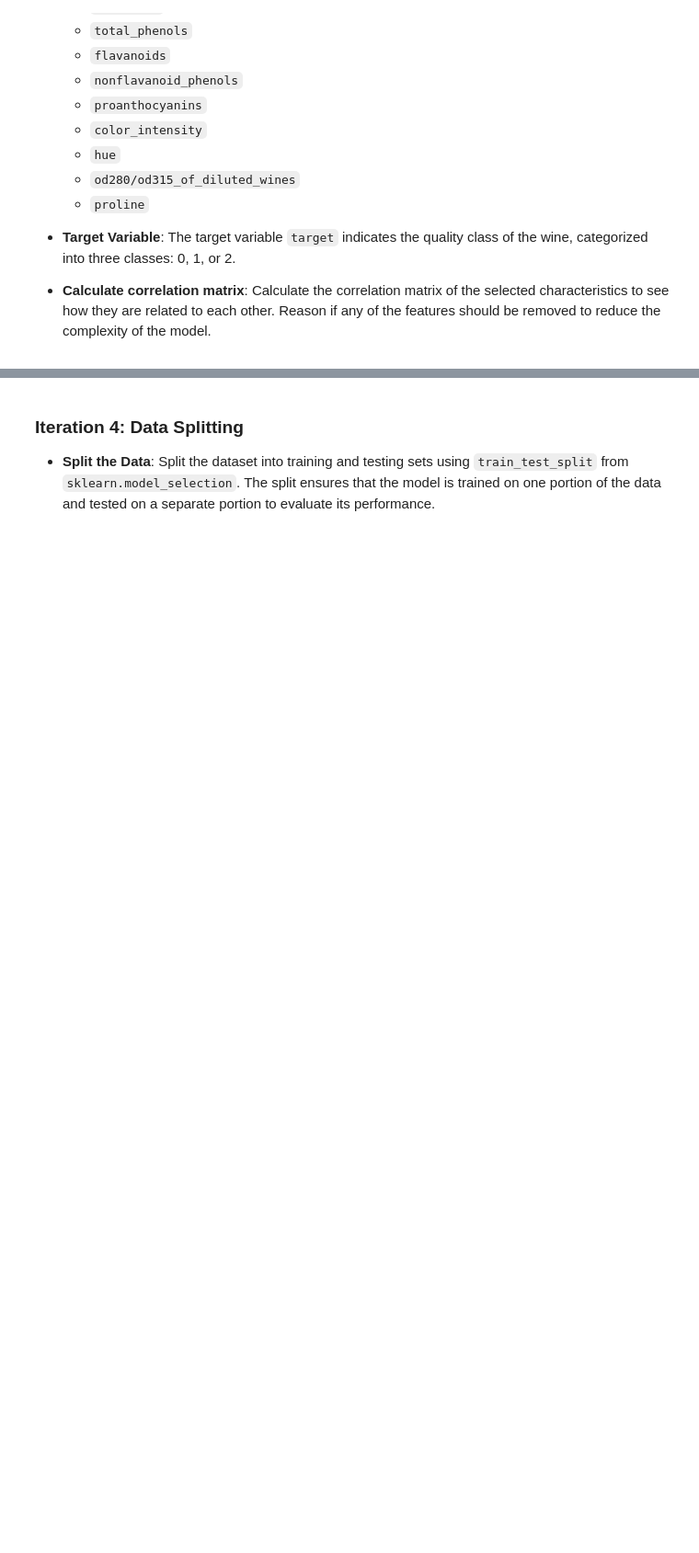
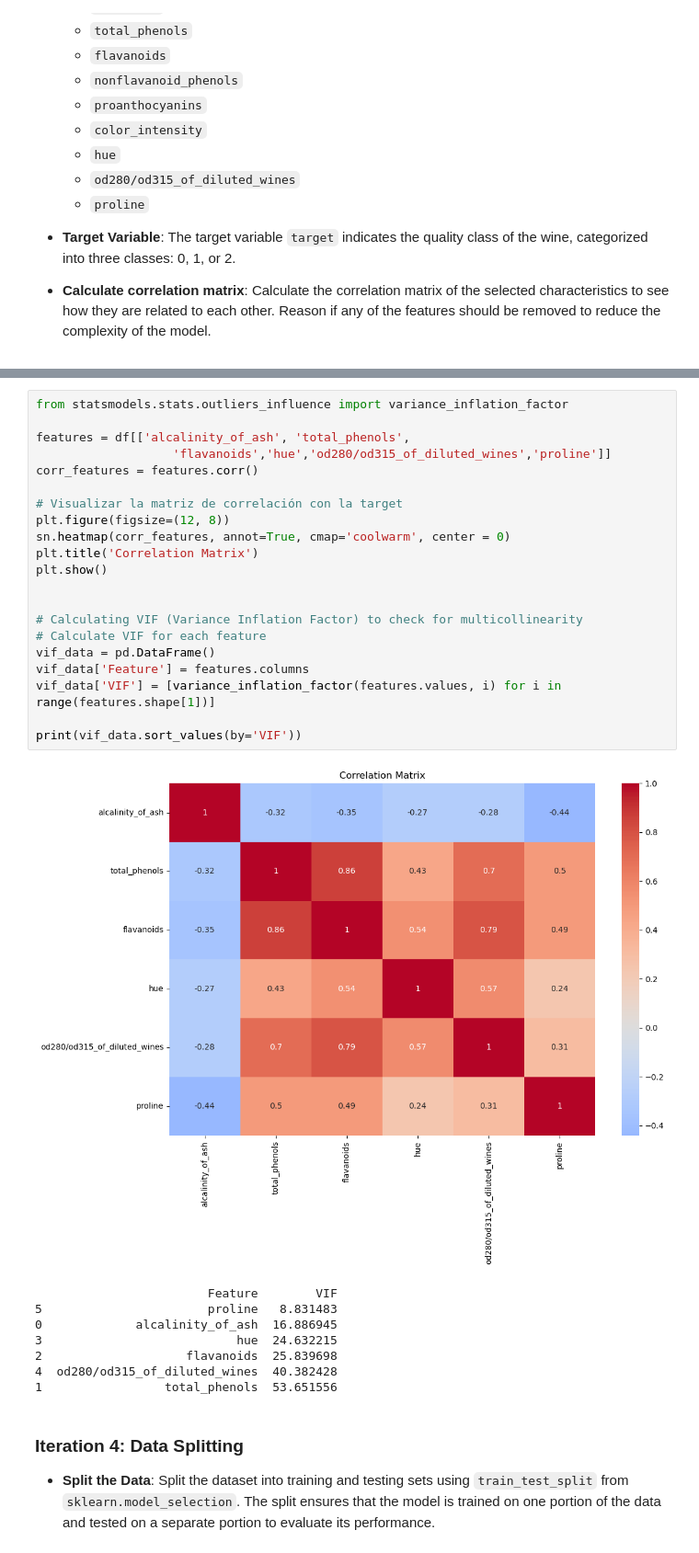
Before and after one commit to GuaSiMoTO/LAB-Machine-Learning-Supervised-Learning-Classification-Models-public, a Jupyter notebook: LAB-Classification-Models.ipynb, the cells around one changed output, grey strips where cells are left out. Shown at 92% size. Saved outputs shown, nothing was run; the diff lists cells and outputs as text; blank space fills up the shorter version.

```diff
--- a/LAB-Classification-Models.ipynb
+++ b/LAB-Classification-Models.ipynb
@@ -92,3 +175,33 @@ In this section, we will explore the dataset visually to understand the distribu
+# %%
+from statsmodels.stats.outliers_influence import variance_inflation_factor
+
+features = df[['alcalinity_of_ash', 'total_phenols',
+                   'flavanoids','hue','od280/od315_of_diluted_wines','proline']]
+corr_features = features.corr()
+
+# Visualizar la matriz de correlación con la target
+plt.figure(figsize=(12, 8))
+sn.heatmap(corr_features, annot=True, cmap='coolwarm', center = 0)
+plt.title('Correlation Matrix')
+plt.show()
+
+
+# Calculating VIF (Variance Inflation Factor) to check for multicollinearity
+# Calculate VIF for each feature
+vif_data = pd.DataFrame()
+vif_data['Feature'] = features.columns
+vif_data['VIF'] = [variance_inflation_factor(features.values, i) for i in range(features.shape[1])]
+
+print(vif_data.sort_values(by='VIF'))
+# %% [output]
+[figure, added]
+                        Feature        VIF
+5                       proline   8.831483
+0             alcalinity_of_ash  16.886945
+3                           hue  24.632215
+2                    flavanoids  25.839698
+4  od280/od315_of_diluted_wines  40.382428
+1                 total_phenols  53.651556
 # %% [markdown]
 ### Iteration 4: Data Splitting
 
```
Also changed, not shown: parts of 8 cells of this notebook.
